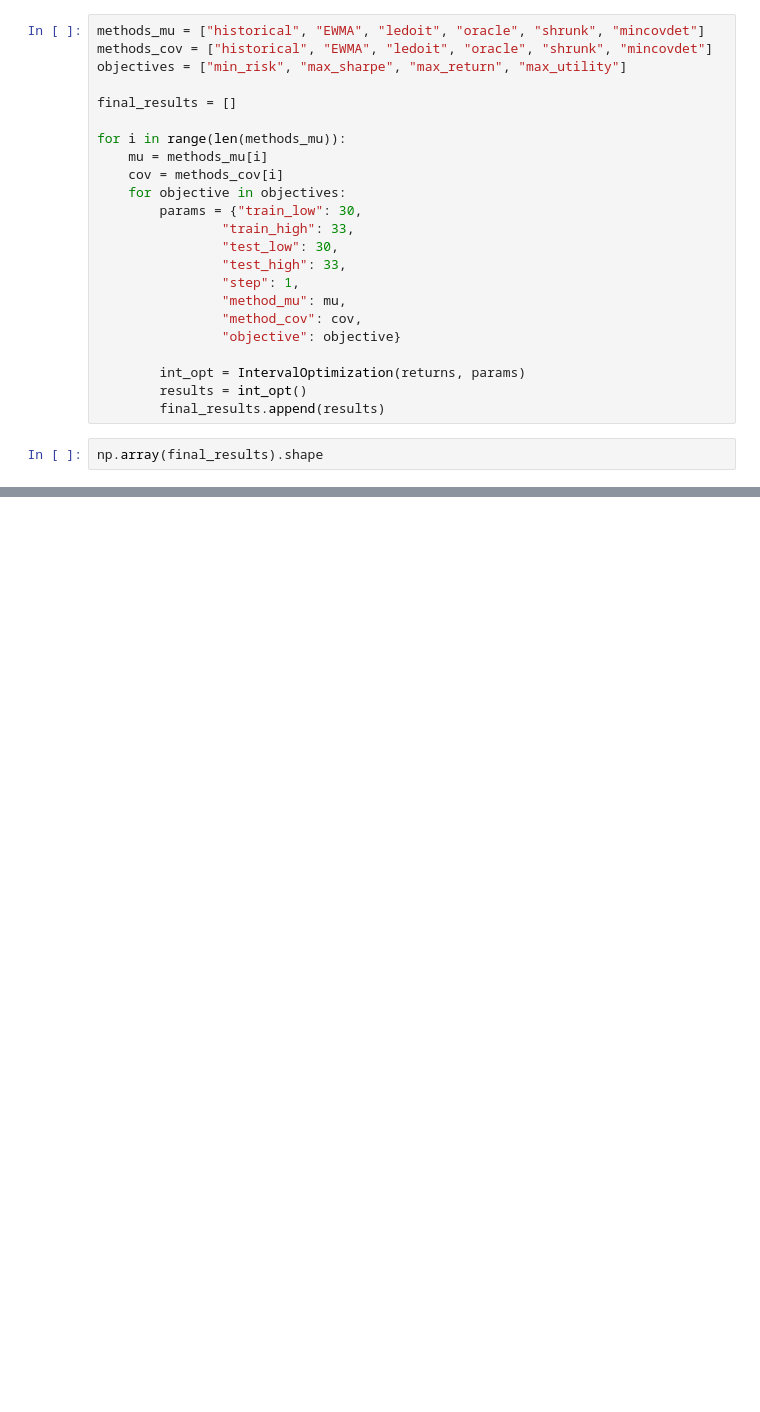
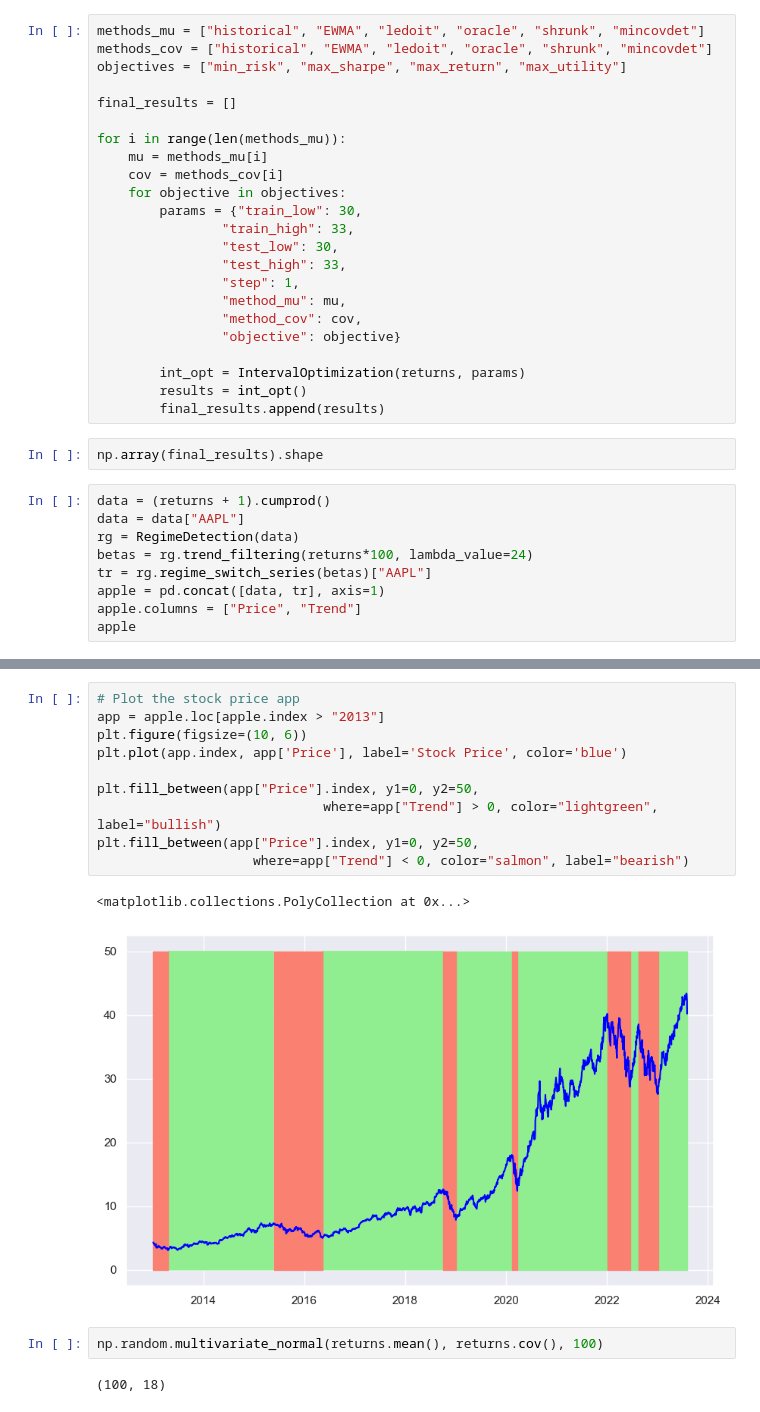
Before and after one commit to erfantbtb/algotrade-riskmanagement, a Jupyter notebook: test.ipynb, the cells around one changed output, grey strips where cells are left out. Drawn from its saved outputs; the diff is of its cells as text; blank space fills up the shorter version.

```diff
--- a/test.ipynb
+++ b/test.ipynb
@@ -58,3 +78,12 @@ for i in range(len(methods_mu)):
         final_results.append(results)
 # %%
 np.array(final_results).shape
+# %%
+data = (returns + 1).cumprod()
+data = data["AAPL"]
+rg = RegimeDetection(data)
+betas = rg.trend_filtering(returns*100, lambda_value=24)
+tr = rg.regime_switch_series(betas)["AAPL"]
+apple = pd.concat([data, tr], axis=1)
+apple.columns = ["Price", "Trend"]
+apple
@@ -60,0 +105,17 @@ np.array(final_results).shape
+# %%
+# Plot the stock price app
+app = apple.loc[apple.index > "2013"]
+plt.figure(figsize=(10, 6))
+plt.plot(app.index, app['Price'], label='Stock Price', color='blue')
+
+plt.fill_between(app["Price"].index, y1=0, y2=50,
+                             where=app["Trend"] > 0, color="lightgreen", label="bullish")
+plt.fill_between(app["Price"].index, y1=0, y2=50,
+                    where=app["Trend"] < 0, color="salmon", label="bearish")
+# %% [output]
+<matplotlib.collections.PolyCollection at 0x...>
+[figure, added]
+# %%
+np.random.multivariate_normal(returns.mean(), returns.cov(), 100)
+# %% [output]
+(100, 18)
```
Also changed, not shown: parts of 4 cells of this notebook, 9 other files.
